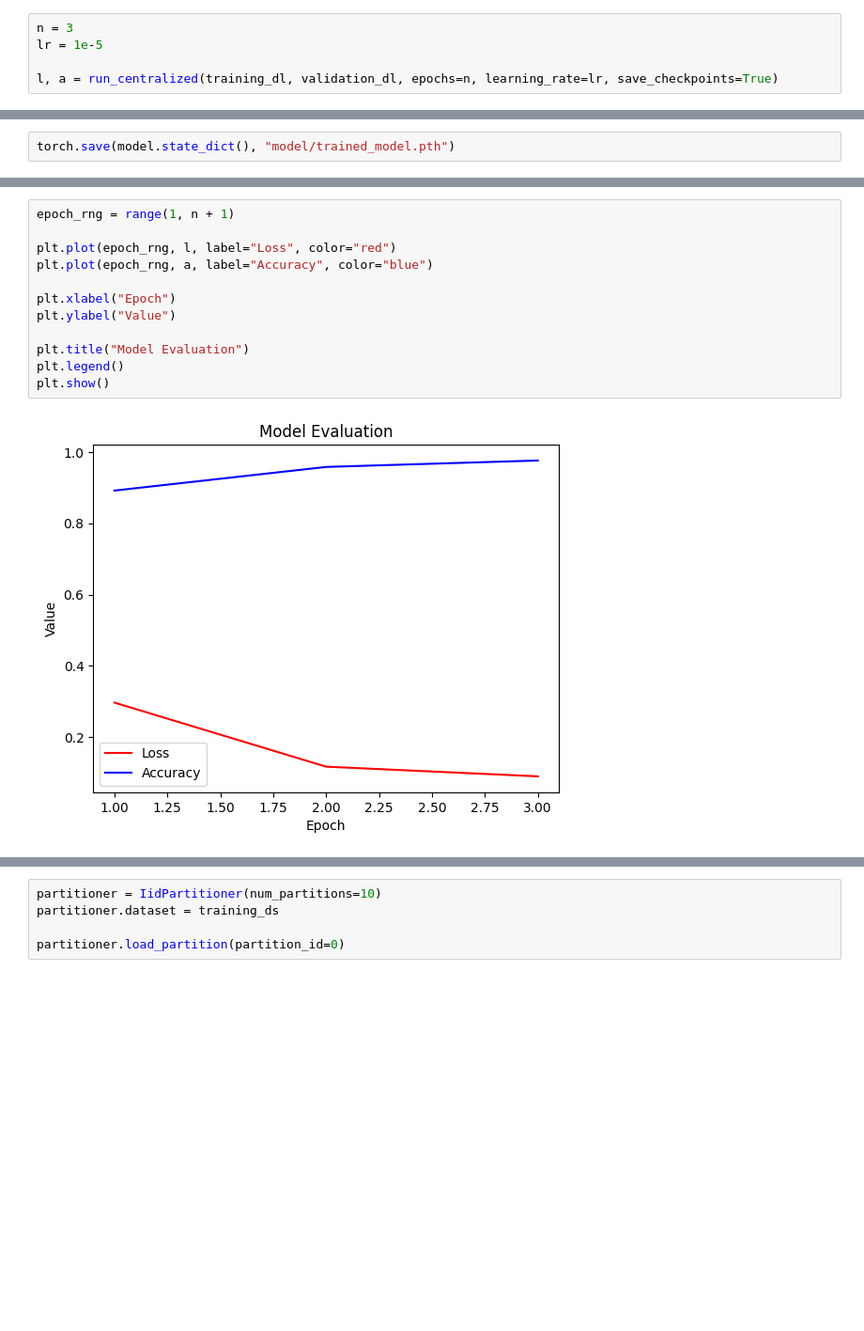
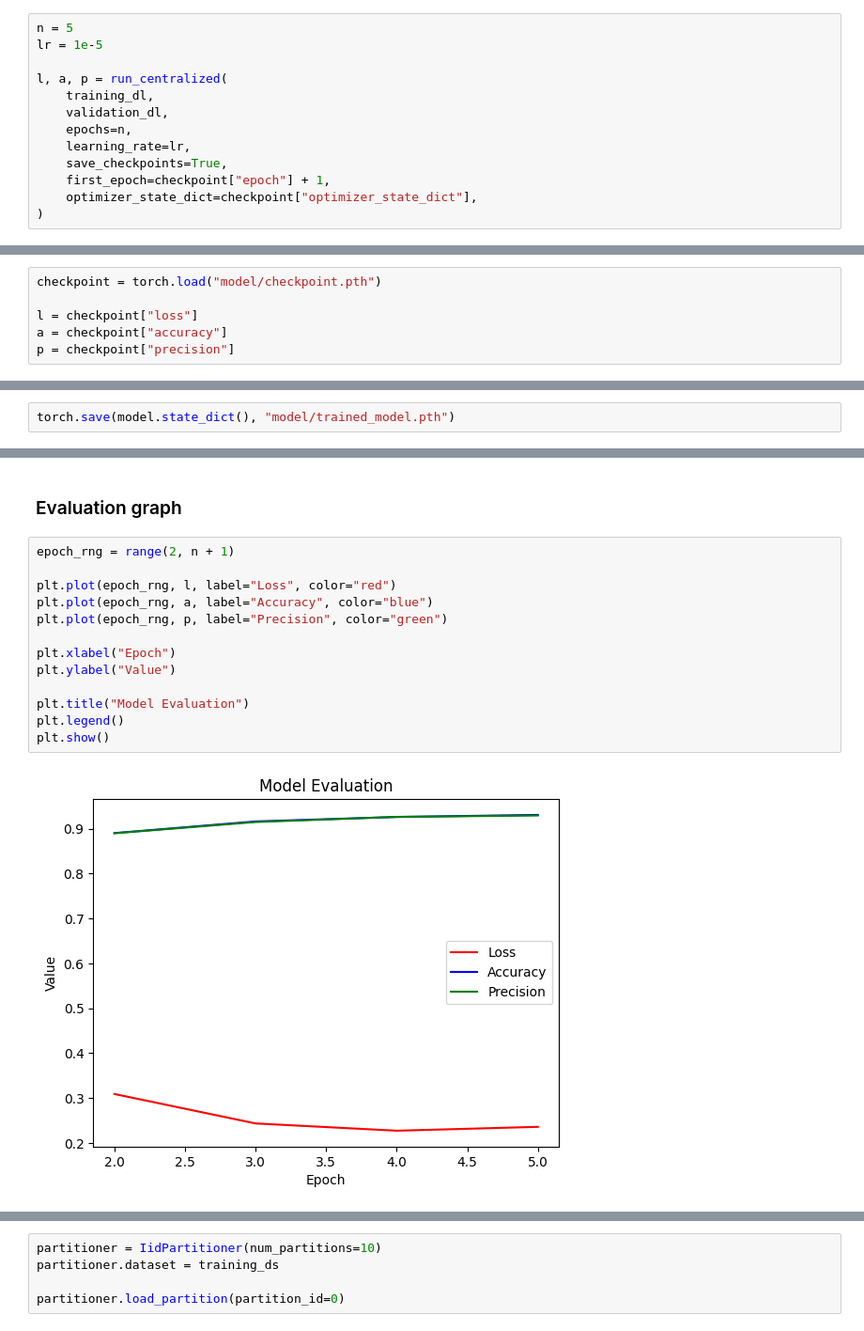
Before and after one commit to FIIT-Bc-projects/2024-Oksanich-DNLI, a Jupyter notebook: sentiment_analysis/model.ipynb, the cells around one changed output, grey strips where cells are left out. Shown at 94% size. Saved outputs shown, nothing was run; the diff lists cells and outputs as text; blank space fills up the shorter version.

```diff
--- a/sentiment_analysis/model.ipynb
+++ b/sentiment_analysis/model.ipynb
@@ -248,6 +310,14 @@ def run_centralized(
 # %%
-n = 3
+n = 5
 lr = 1e-5
 
-l, a = run_centralized(training_dl, validation_dl, epochs=n, learning_rate=lr, save_checkpoints=True)
+l, a, p = run_centralized(
+    training_dl,
+    validation_dl,
+    epochs=n,
+    learning_rate=lr,
+    save_checkpoints=True,
+    first_epoch=checkpoint["epoch"] + 1,
+    optimizer_state_dict=checkpoint["optimizer_state_dict"],
+)
 # %% [output]
@@ -262,0 +342,6 @@ accuracy = 0.9759615384615384
+# %%
+checkpoint = torch.load("model/checkpoint.pth")
+
+l = checkpoint["loss"]
+a = checkpoint["accuracy"]
+p = checkpoint["precision"]
@@ -309,15 +400,18 @@ torch.save(model.state_dict(), "model/trained_model.pth")
+# %% [markdown]
+### Evaluation graph
 # %%
-epoch_rng = range(1, n + 1)
+epoch_rng = range(2, n + 1)
 
 plt.plot(epoch_rng, l, label="Loss", color="red")
 plt.plot(epoch_rng, a, label="Accuracy", color="blue")
+plt.plot(epoch_rng, p, label="Precision", color="green")
 
 plt.xlabel("Epoch")
 plt.ylabel("Value")
 
 plt.title("Model Evaluation")
 plt.legend()
 plt.show()
 # %% [output]
-[figure, old version]
+[figure, new version]
 # %% [markdown]
```
Also changed, not shown: parts of 28 cells of this notebook, 3 other files.
